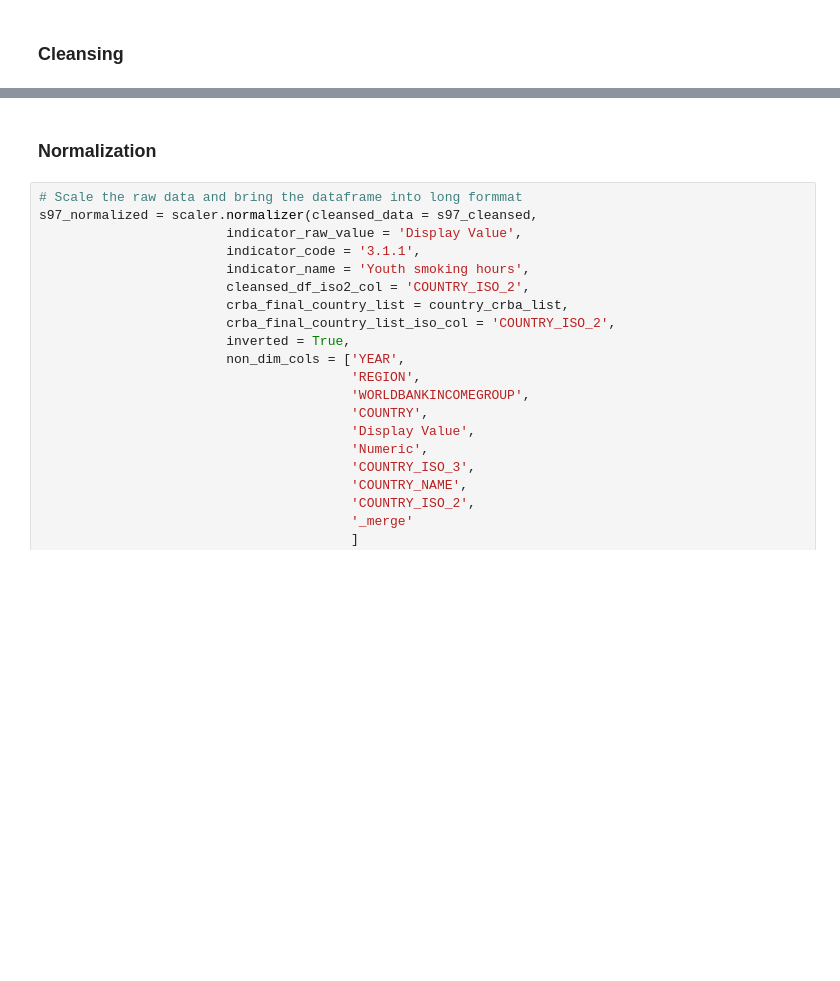
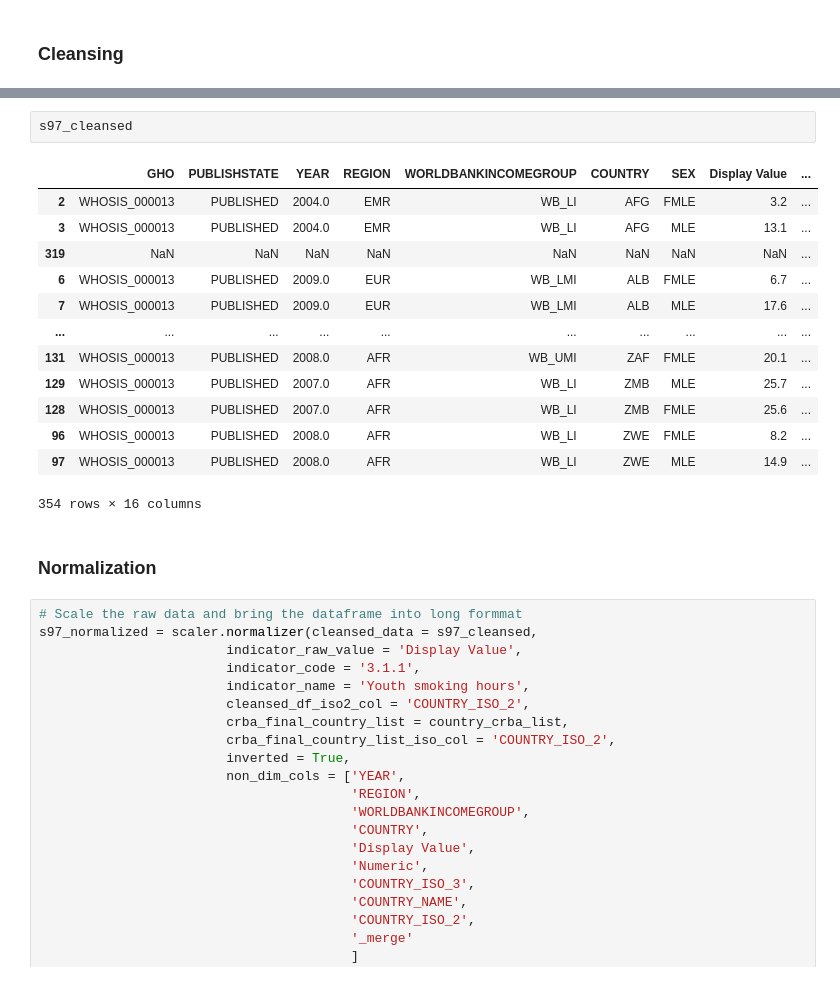
Before and after one commit to m-g-d-c/crba-etl, a Jupyter notebook: main.ipynb, the cells around one changed output, grey strips where cells are left out. Cells and saved outputs as stored; diff of their text form; blank space fills up the shorter version.

```diff
--- a/main.ipynb
+++ b/main.ipynb
@@ -2255,3 +2246,19 @@ save_cleansed_data(dataframe = s97_cleansed,
+# %%
+s97_cleansed
+# %% [output]
+|  | GHO | PUBLISHSTATE | YEAR | REGION | WORLDBANKINCOMEGROUP | COUNTRY | SEX | Display Value | ... |
+| 2 | WHOSIS_000013 | PUBLISHED | 2004.0 | EMR | WB_LI | AFG | FMLE | 3.2 | ... |
+| 3 | WHOSIS_000013 | PUBLISHED | 2004.0 | EMR | WB_LI | AFG | MLE | 13.1 | ... |
+| 319 | NaN | NaN | NaN | NaN | NaN | NaN | NaN | NaN | ... |
+| 6 | WHOSIS_000013 | PUBLISHED | 2009.0 | EUR | WB_LMI | ALB | FMLE | 6.7 | ... |
+| 7 | WHOSIS_000013 | PUBLISHED | 2009.0 | EUR | WB_LMI | ALB | MLE | 17.6 | ... |
+| ... | ... | ... | ... | ... | ... | ... | ... | ... | ... |
+| 131 | WHOSIS_000013 | PUBLISHED | 2008.0 | AFR | WB_UMI | ZAF | FMLE | 20.1 | ... |
+| 129 | WHOSIS_000013 | PUBLISHED | 2007.0 | AFR | WB_LI | ZMB | MLE | 25.7 | ... |
+| 128 | WHOSIS_000013 | PUBLISHED | 2007.0 | AFR | WB_LI | ZMB | FMLE | 25.6 | ... |
+| 96 | WHOSIS_000013 | PUBLISHED | 2008.0 | AFR | WB_LI | ZWE | FMLE | 8.2 | ... |
+| 97 | WHOSIS_000013 | PUBLISHED | 2008.0 | AFR | WB_LI | ZWE | MLE | 14.9 | ... |
+354 rows × 16 columns
 # %% [markdown]
 ### Normalization
 # %%
```
Also changed, not shown: parts of 43 cells of this notebook.
